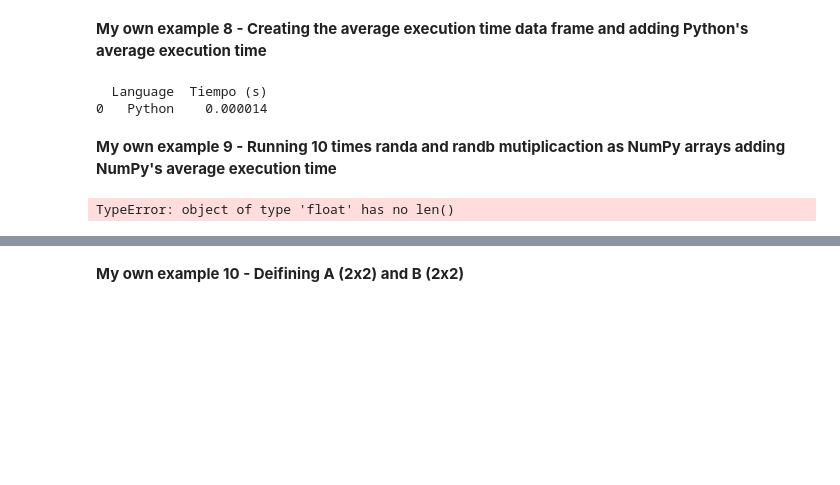
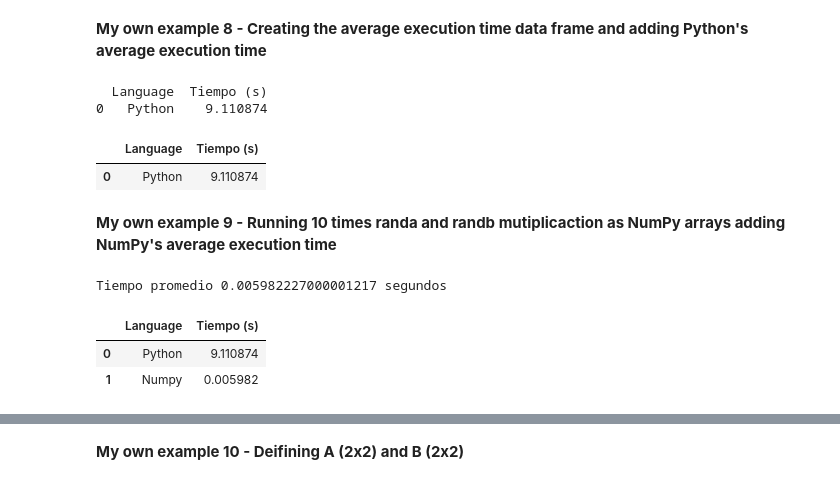
Before and after one commit to 10scar/AlgorithmsUN2024I, a Jupyter notebook: Lab2/osgutierrezp_Lab2.ipynb, the cells around one changed output, grey strips where cells are left out. Cells and saved outputs as stored; diff of their text form; code cells hidden in the pictures; blank space fills up the shorter version.

```diff
--- a/Lab2/osgutierrezp_Lab2.ipynb
+++ b/Lab2/osgutierrezp_Lab2.ipynb
@@ -391,11 +390,10 @@ randm
 **My own example 7 - Running 10 times matmul(randa, randb) with randa and randb a randon matrices of 600 x 100 and 100 x 600 and calulating the average execution time**
 # %%
 import time as tm
-def calculate_average_time(iterations):
+def calculate_average_time(A,B,iterations):
     total_time = 0
-
     for i in range(iterations):
-        A = random_matrix(600, 100)
+        A = random_matrix(600, 100) ##MATRIZ RAND POR CADA ITERACIÓN
         B = random_matrix(100, 600)
         start_time = tm.process_time()
 
@@ -407,9 +405,9 @@ def calculate_average_time(iterations):
         total_time += elapsed_time
 
     average_time = total_time / iterations
-    print('Tiempo prom:', average_time, 'segundos')
+    print('Tiempo promedio:', average_time, 'segundos')
     return average_time
 # %%
 %%time
-python_avg = calculate_average_time(10) ###EL TIEMPO PROMEDIO CALCULADO DE LAS DOS FORMAS CONCUERDA
+python_avg = calculate_average_time(A,B,10) ###EL TIEMPO PROMEDIO CALCULADO DE LAS DOS FORMAS CONCUERDA
 # %% [output]
@@ -427,18 +425,37 @@ def avr_data(df, lan, avr):
 len_average = pd.DataFrame({'Language': [], 'Tiempo (s)': []})
 len_average = avr_data(len_average, 'Python', python_avg)
 print(len_average)
+len_average
 # %% [output]
   Language  Tiempo (s)
-0   Python    0.000014
+0   Python    9.110874
+|  | Language | Tiempo (s) |
+| 0 | Python | 9.110874 |
 # %% [markdown]
 **My own example 9 - Running 10 times randa and randb mutiplicaction as NumPy arrays  adding NumPy's average execution time**
-# %%
-%%time
-randa = random_matrix(600, 100)
-randb = random_matrix(100, 600)
-x = matmul(randa, randb)
-# %% [output]
-TypeError: object of type 'float' has no len()
+# %%
+def time_numpy(iter):
+  sum = 0
+  for i in range(iter):
+    randA = np.array(random_matrix(600, 100))
+    randB = np.array(random_matrix(100, 600))
+    st = tm.process_time()
+    response = randA @ randB
+    end = tm.process_time()
+    passed = end - st
+    sum += passed
+  avr = sum/iter
+  print('Tiempo promedio',avr, 'segundos')
+  return avr
+# %%
+numpy_pro = time_numpy(10)
+len_average = avr_data(len_average, 'Numpy', numpy_pro)
+len_average
+# %% [output]
+Tiempo promedio 0.005982227000001217 segundos
+|  | Language | Tiempo (s) |
+| 0 | Python | 9.110874 |
+| 1 | Numpy | 0.005982 |
 # %%
 # Maybe that's not that bad?  Let's try a simpler case.
 def python_dot_product(xs, ys):
```
Also changed, not shown: parts of 33 cells of this notebook.
